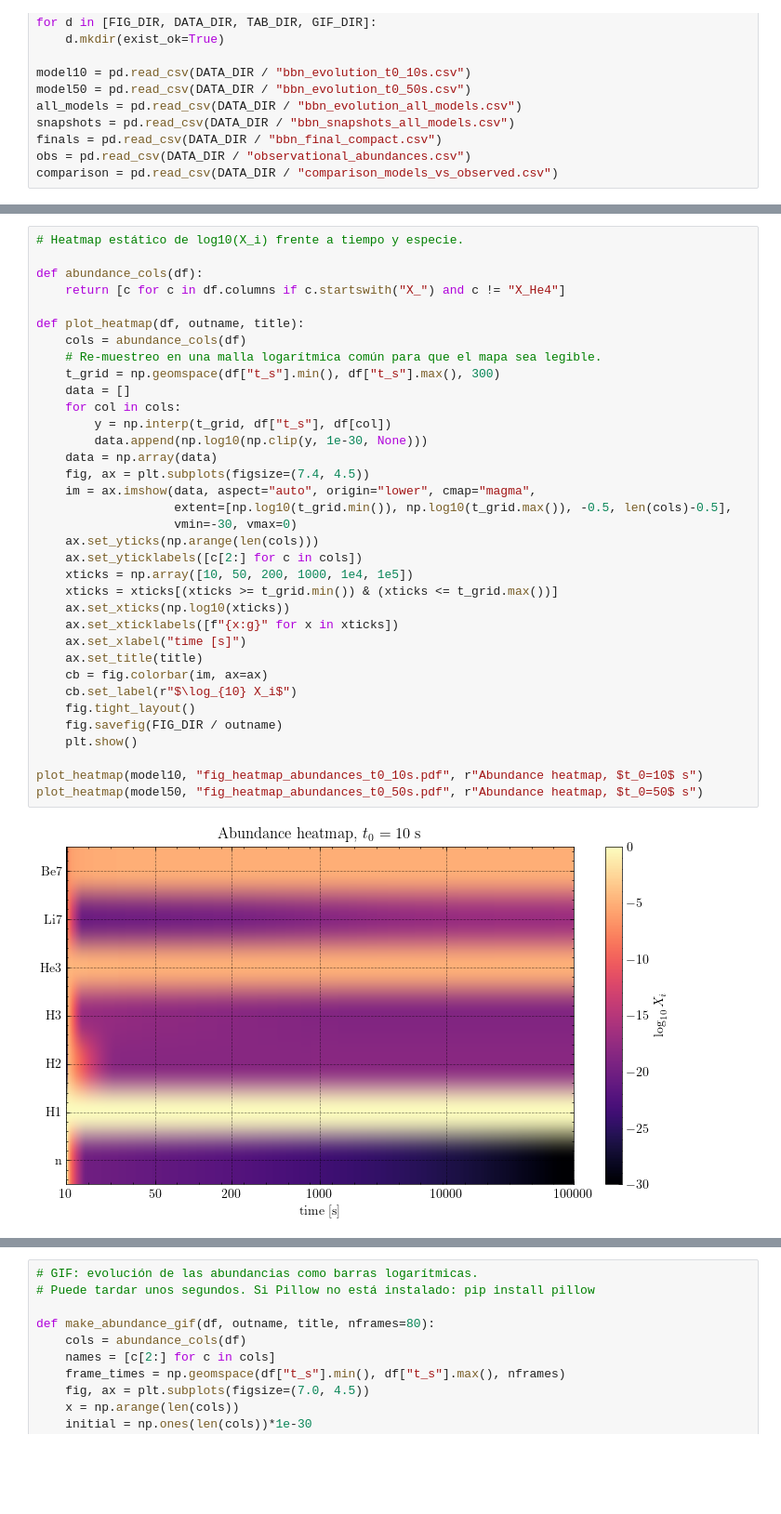
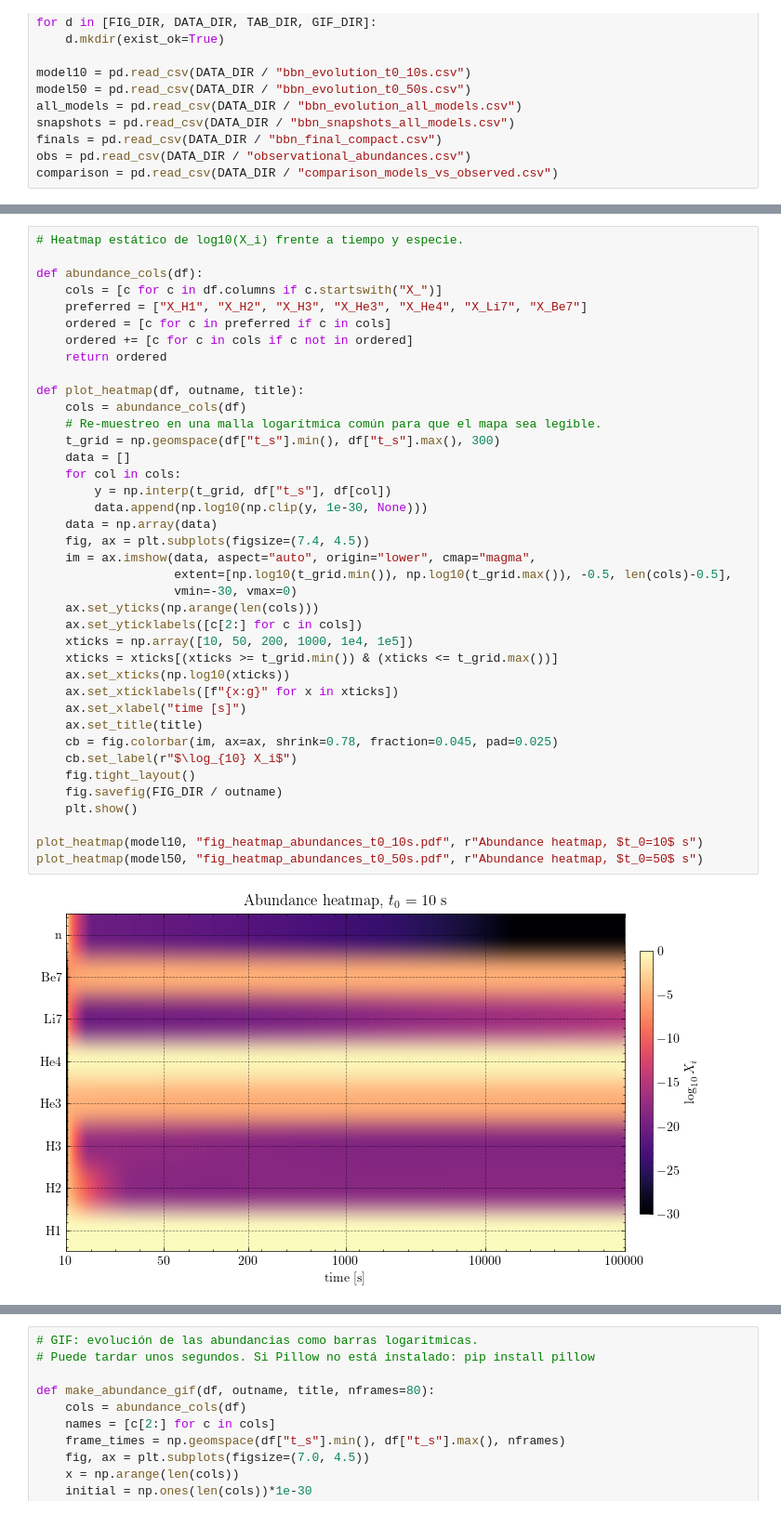
Before and after one commit to Godanitt/BNN_simulation, a Jupyter notebook: main/04_tablas_heatmaps_y_gifs.ipynb, the cells around one changed output, grey strips where cells are left out. Shown at 93% size. Cells and saved outputs as stored; diff of their text form; blank space fills up the shorter version.

```diff
--- a/main/04_tablas_heatmaps_y_gifs.ipynb
+++ b/main/04_tablas_heatmaps_y_gifs.ipynb
@@ -78,36 +78,40 @@ comparison
 # Heatmap estático de log10(X_i) frente a tiempo y especie.
 
 def abundance_cols(df):
-    return [c for c in df.columns if c.startswith("X_") and c != "X_He4"]
+    cols = [c for c in df.columns if c.startswith("X_")]
+    preferred = ["X_H1", "X_H2", "X_H3", "X_He3", "X_He4", "X_Li7", "X_Be7"]
+    ordered = [c for c in preferred if c in cols]
+    ordered += [c for c in cols if c not in ordered]
+    return ordered
 
 def plot_heatmap(df, outname, title):
     cols = abundance_cols(df)
     # Re-muestreo en una malla logarítmica común para que el mapa sea legible.
     t_grid = np.geomspace(df["t_s"].min(), df["t_s"].max(), 300)
     data = []
     for col in cols:
         y = np.interp(t_grid, df["t_s"], df[col])
         data.append(np.log10(np.clip(y, 1e-30, None)))
     data = np.array(data)
     fig, ax = plt.subplots(figsize=(7.4, 4.5))
     im = ax.imshow(data, aspect="auto", origin="lower", cmap="magma",
                    extent=[np.log10(t_grid.min()), np.log10(t_grid.max()), -0.5, len(cols)-0.5],
                    vmin=-30, vmax=0)
     ax.set_yticks(np.arange(len(cols)))
     ax.set_yticklabels([c[2:] for c in cols])
     xticks = np.array([10, 50, 200, 1000, 1e4, 1e5])
     xticks = xticks[(xticks >= t_grid.min()) & (xticks <= t_grid.max())]
     ax.set_xticks(np.log10(xticks))
     ax.set_xticklabels([f"{x:g}" for x in xticks])
     ax.set_xlabel("time [s]")
     ax.set_title(title)
-    cb = fig.colorbar(im, ax=ax)
+    cb = fig.colorbar(im, ax=ax, shrink=0.78, fraction=0.045, pad=0.025)
     cb.set_label(r"$\log_{10} X_i$")
     fig.tight_layout()
     fig.savefig(FIG_DIR / outname)
     plt.show()
 
 plot_heatmap(model10, "fig_heatmap_abundances_t0_10s.pdf", r"Abundance heatmap, $t_0=10$ s")
 plot_heatmap(model50, "fig_heatmap_abundances_t0_50s.pdf", r"Abundance heatmap, $t_0=50$ s")
 # %% [output]
-[figure, old version]
+[figure, new version]
```
Also changed, not shown: parts of 4 cells of this notebook, 40 other files.
